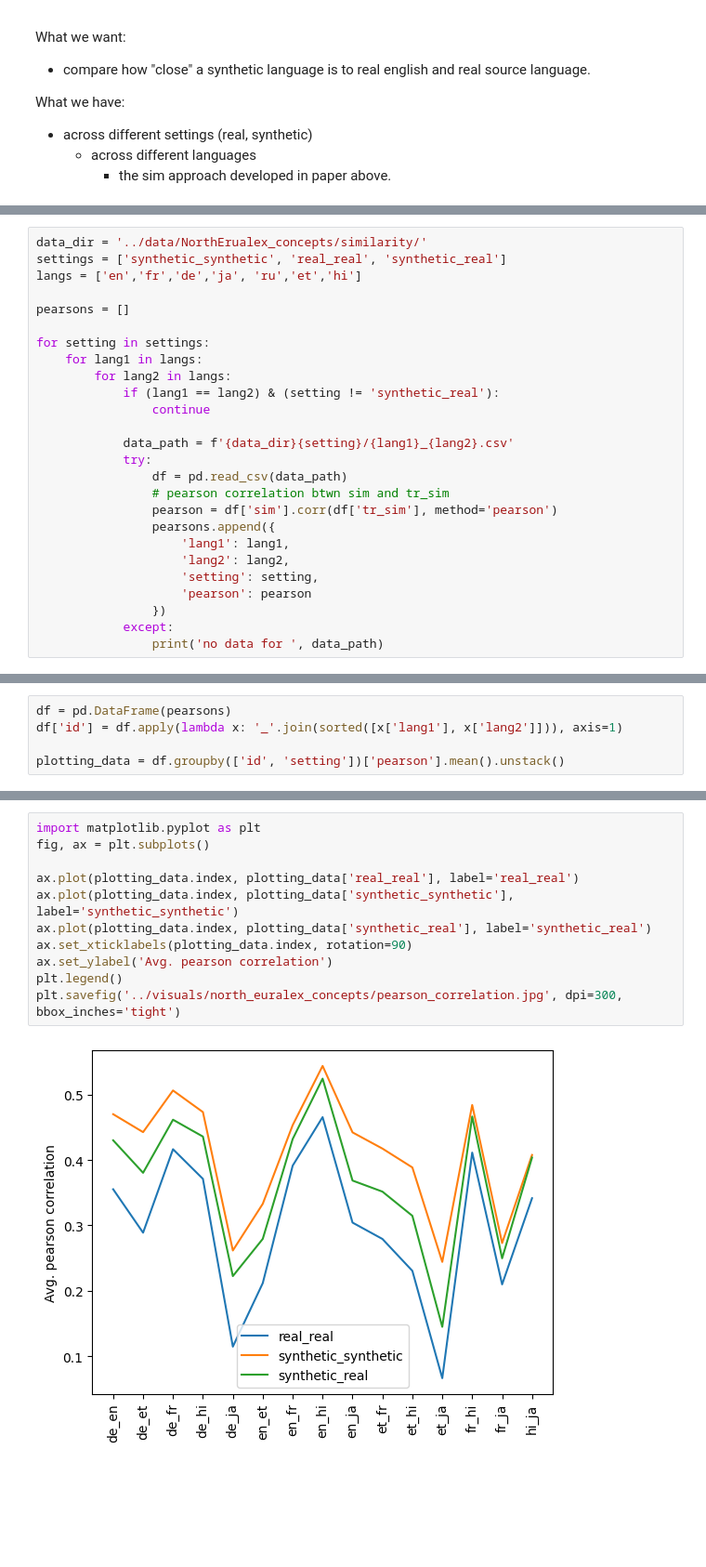
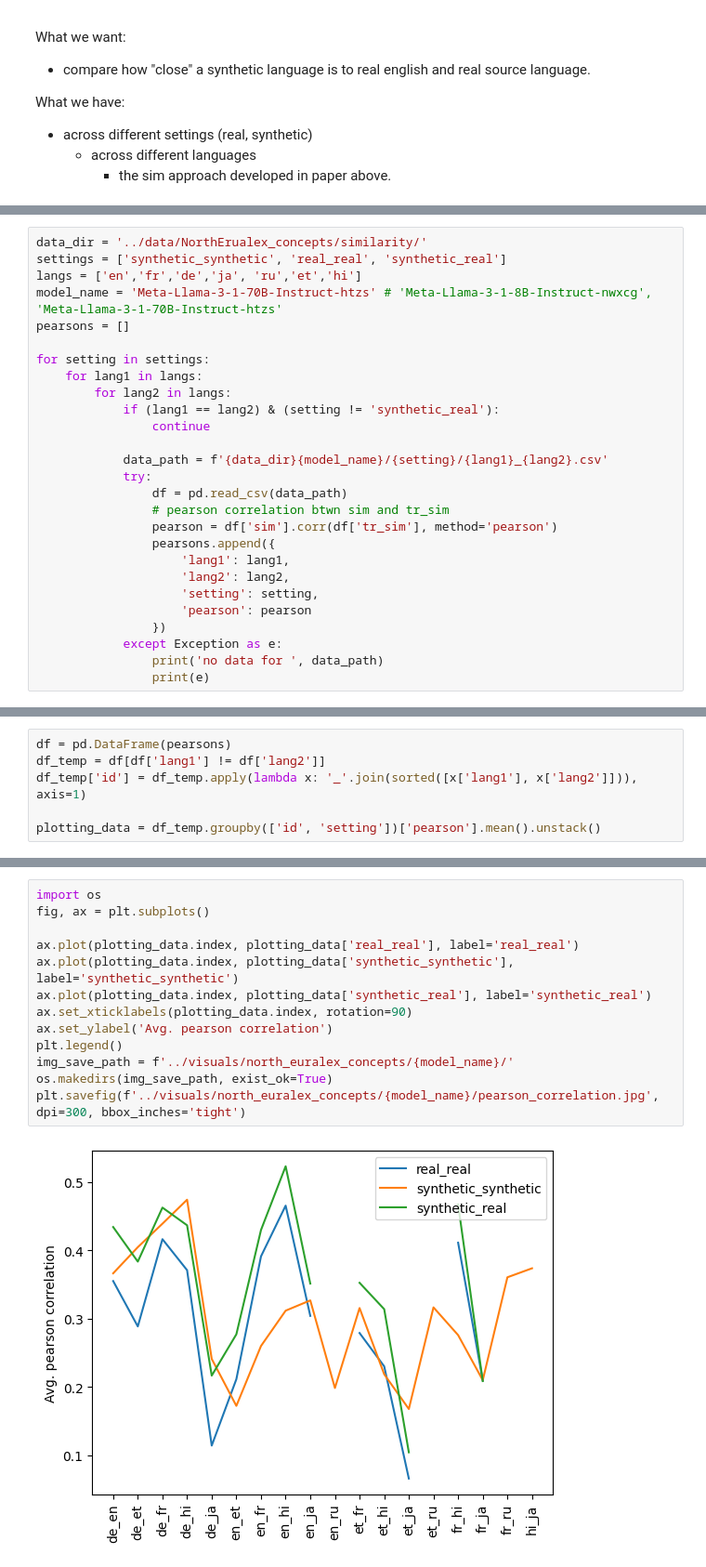
Before and after one commit to vminvsky/semantic-accents, a Jupyter notebook: notebooks/recreate_nhb_paper.ipynb, the cells around one changed output, grey strips where cells are left out. Shown: that part at 93% size. Cells and saved outputs as stored; diff of their text form; blank space fills up the shorter version.

```diff
--- a/notebooks/recreate_nhb_paper.ipynb
+++ b/notebooks/recreate_nhb_paper.ipynb
@@ -16,7 +17,7 @@ import pandas as pd
 data_dir = '../data/NorthErualex_concepts/similarity/'
 settings = ['synthetic_synthetic', 'real_real', 'synthetic_real']
 langs = ['en','fr','de','ja', 'ru','et','hi']
-
+model_name = 'Meta-Llama-3-1-70B-Instruct-htzs' # 'Meta-Llama-3-1-8B-Instruct-nwxcg', 'Meta-Llama-3-1-70B-Instruct-htzs'
 pearsons = []
 
 for setting in settings:
@@ -25,7 +26,7 @@ for setting in settings:
             if (lang1 == lang2) & (setting != 'synthetic_real'):
                 continue
 
-            data_path = f'{data_dir}{setting}/{lang1}_{lang2}.csv'
+            data_path = f'{data_dir}{model_name}/{setting}/{lang1}_{lang2}.csv'
             try:
                 df = pd.read_csv(data_path)
                 # pearson correlation btwn sim and tr_sim
@@ -36,6 +37,7 @@ for setting in settings:
                     'setting': setting,
                     'pearson': pearson
                 })
-            except:
+            except Exception as e:
                 print('no data for ', data_path)
+                print(e)
 # %% [output]
@@ -65,5 +72,6 @@ There are a few ways to study this.
 # %%
 df = pd.DataFrame(pearsons)
-df['id'] = df.apply(lambda x: '_'.join(sorted([x['lang1'], x['lang2']])), axis=1)
+df_temp = df[df['lang1'] != df['lang2']]
+df_temp['id'] = df_temp.apply(lambda x: '_'.join(sorted([x['lang1'], x['lang2']])), axis=1)
 
-plotting_data = df.groupby(['id', 'setting'])['pearson'].mean().unstack()
+plotting_data = df_temp.groupby(['id', 'setting'])['pearson'].mean().unstack()
@@ -78,13 +92,15 @@ plotting_data.groupby('has_eng').mean()
 # %%
-import matplotlib.pyplot as plt
+import os
 fig, ax = plt.subplots()
 
 ax.plot(plotting_data.index, plotting_data['real_real'], label='real_real')
 ax.plot(plotting_data.index, plotting_data['synthetic_synthetic'], label='synthetic_synthetic')
 ax.plot(plotting_data.index, plotting_data['synthetic_real'], label='synthetic_real')
 ax.set_xticklabels(plotting_data.index, rotation=90)
 ax.set_ylabel('Avg. pearson correlation')
 plt.legend()
-plt.savefig('../visuals/north_euralex_concepts/pearson_correlation.jpg', dpi=300, bbox_inches='tight')
+img_save_path = f'../visuals/north_euralex_concepts/{model_name}/'
+os.makedirs(img_save_path, exist_ok=True)
+plt.savefig(f'../visuals/north_euralex_concepts/{model_name}/pearson_correlation.jpg', dpi=300, bbox_inches='tight')
 # %% [output]
-[figure, old version]
+[figure, new version]
```
Also changed, not shown: parts of 11 cells of this notebook, 2 other files.
